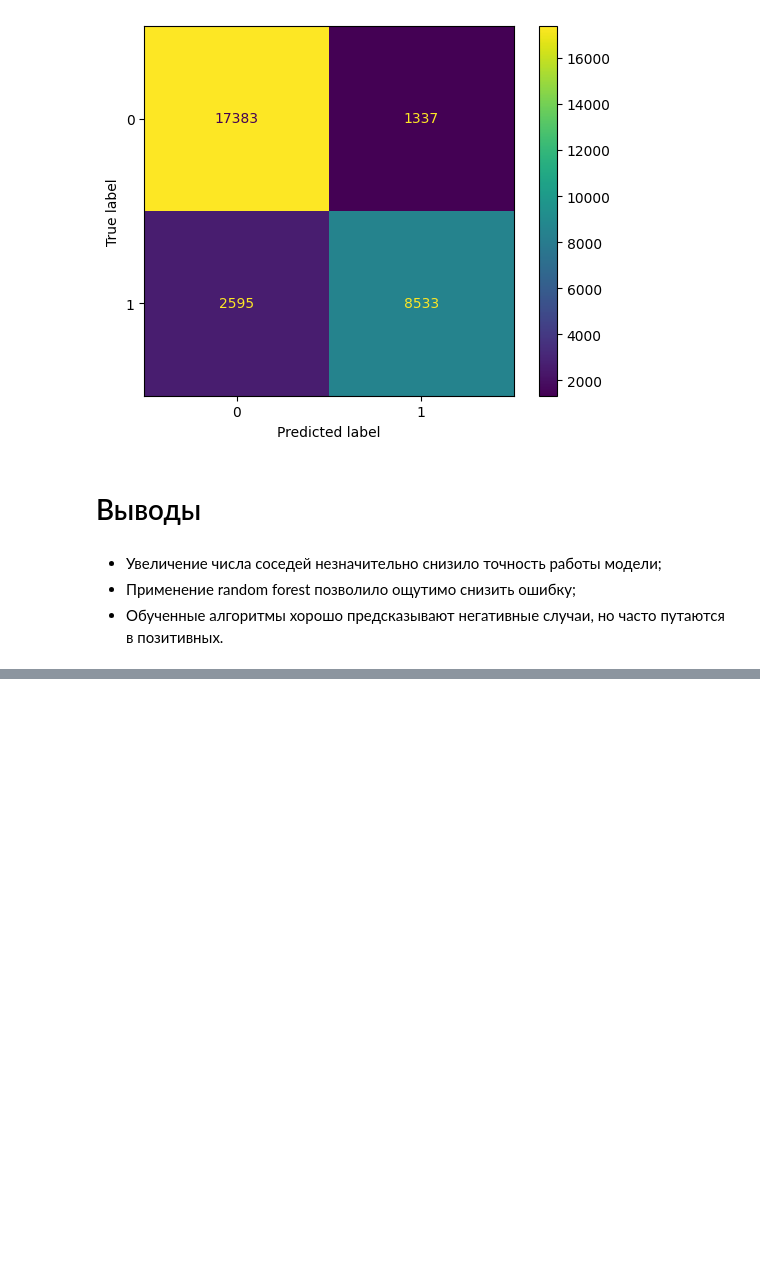
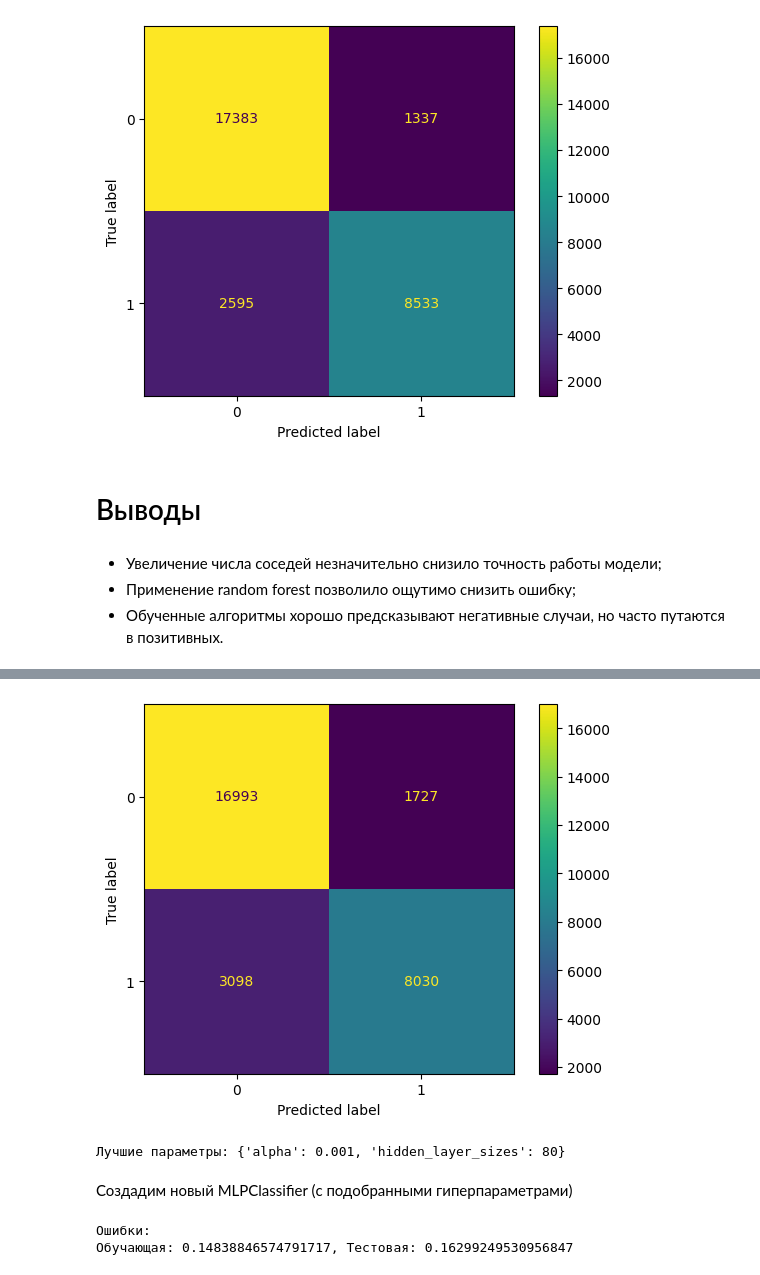
Before and after one commit to andy-geek/machine-learning-homework, a Jupyter notebook: homework-10-11-and-29-12.ipynb, the cells around one changed output, grey strips where cells are left out. Saved outputs shown, nothing was run; the diff lists cells and outputs as text; code cells hidden in the pictures; blank space fills up the shorter version.

```diff
--- a/homework-10-11.ipynb
+++ b/homework-10-11-and-29-12.ipynb
@@ -244,0 +300,30 @@ matplotlib.pyplot.show()
+# %%
+confusion_maxtrix = sklearn.metrics.confusion_matrix(y_test, y_test_pred)
+confusion_maxtrix_display = sklearn.metrics.ConfusionMatrixDisplay(confusion_matrix=confusion_maxtrix, display_labels=model.classes_)
+confusion_maxtrix_display.plot()
+matplotlib.pyplot.show()
+# %% [output]
+[figure, added]
+# %%
+param_grid = {
+    'alpha': [0.0001, 0.001, 0.01, 0.1, 1],
+    'hidden_layer_sizes': [(50), (60), (70), (80), (90), (100), (150)]
+}
+
+model = sklearn.neural_network.MLPClassifier(max_iter=1000, random_state=42)
+grid = sklearn.model_selection.GridSearchCV(model, param_grid, cv=5)
+grid.fit(x_train.values, y_train.values)
+
+print("Лучшие параметры:", grid.best_params_)
+# %% [output]
+Лучшие параметры: {'alpha': 0.001, 'hidden_layer_sizes': 80}
+# %% [markdown]
+Создадим новый MLPClassifier (с подобранными гиперпараметрами)
+# %%
+best_model = grid.best_estimator_
+y_train_pred = best_model.predict(x_train.values)
+y_test_pred = best_model.predict(x_test.values)
+print(f'\nОшибки:\nОбучающая: {sklearn.metrics.mean_squared_error(y_train, y_train_pred)}, Тестовая: {sklearn.metrics.mean_squared_error(y_test, y_test_pred)}')
+# %% [output]
+Ошибки:
+Обучающая: 0.14838846574791717, Тестовая: 0.16299249530956847
```
Also changed, not shown: parts of 25 cells of this notebook.
